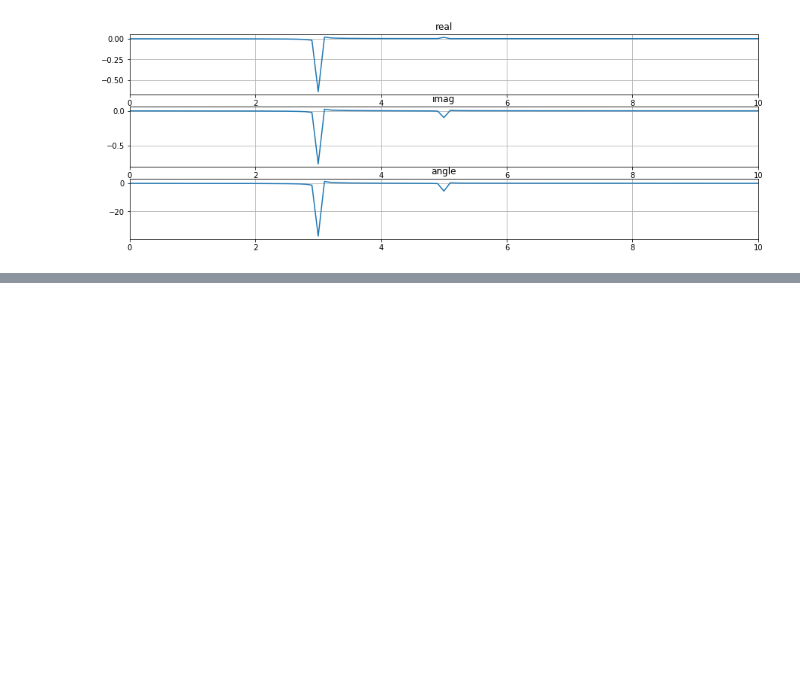
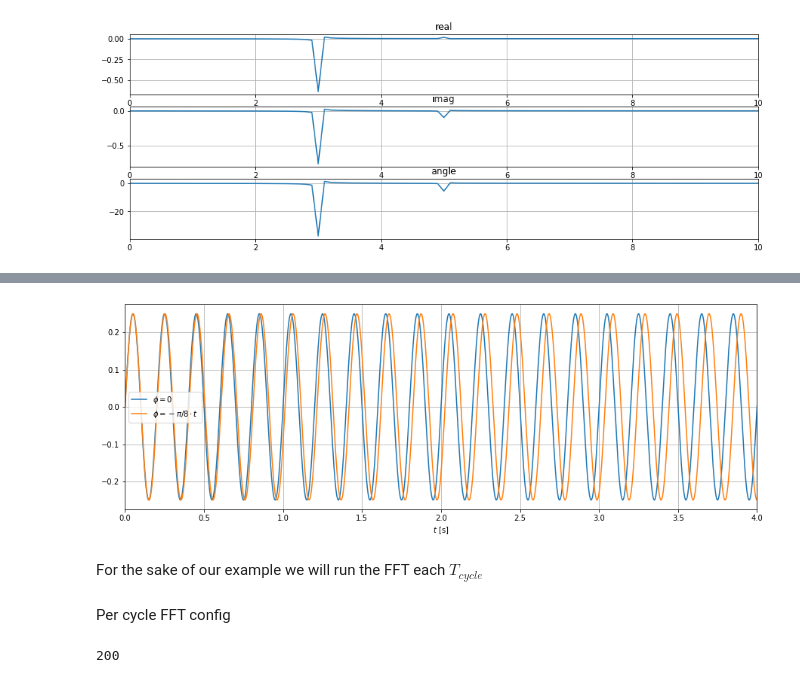
Before and after one commit to kopytjuk/python-fmcw, a Jupyter notebook: DFT.ipynb, the cells around one changed output, grey strips where cells are left out. Drawn from its saved outputs; the diff is of its cells as text; code cells hidden in the pictures; blank space fills up the shorter version.

```diff
--- a/DFT.ipynb
+++ b/DFT.ipynb
@@ -200,0 +214,16 @@ plt.xlim([0, 10])
+# %%
+def f(t, phi=0):
+    return 0.25*np.sin(2*np.pi*5*t + phi)
+# %%
+t = np.linspace(0, 10, 10000)
+plt.figure(figsize=(15,5))
+plt.plot(t, f(t), label="$\phi=0$")
+plt.plot(t, f(t, -np.pi/8*t), label="$\phi=-\pi/8 \cdot t$")
+plt.xlim([0, 4])
+plt.xlabel("$t$ [s]")
+plt.grid()
+plt.legend();
+# %% [output]
+[figure, added]
+# %% [markdown]
+For the sake of our example we will run the FFT each $T_{cycle}$
@@ -200,0 +234,2 @@ plt.xlim([0, 10])
+# %% [markdown]
+Per cycle FFT config
@@ -200,0 +240,4 @@ plt.xlim([0, 10])
+# %%
+print(N)
+# %% [output]
+200
```
Also changed, not shown: parts of 33 cells of this notebook.
